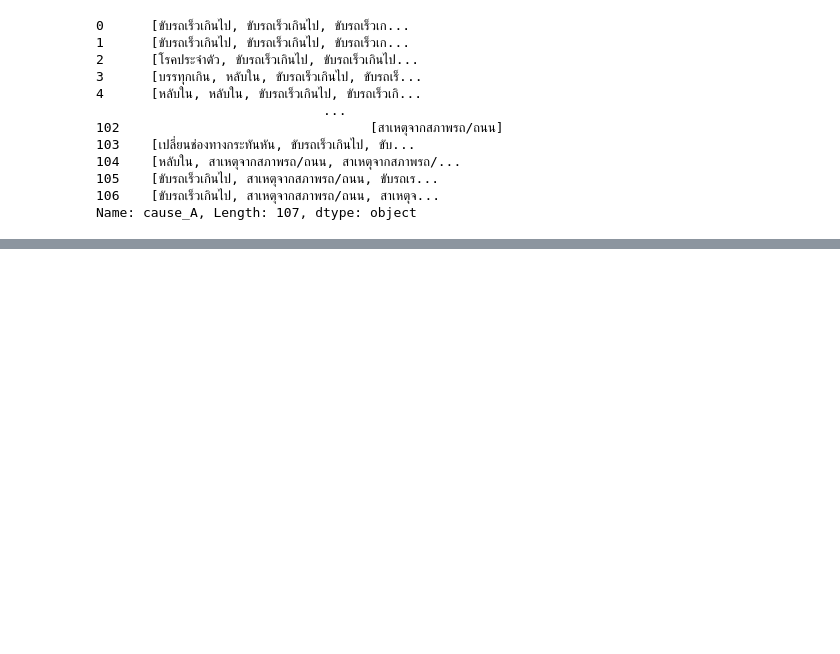
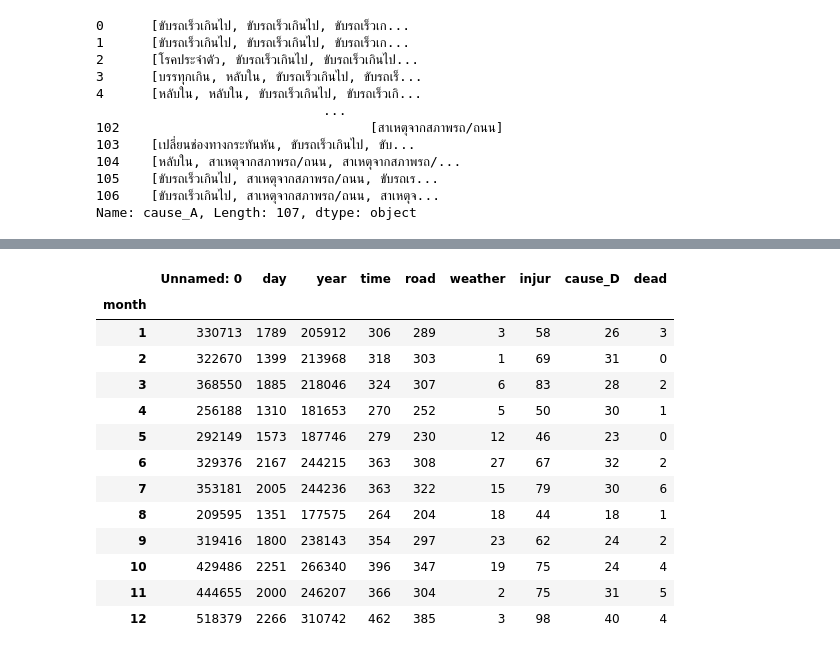
Before and after one commit to Thewaiii/BSC_DPDM23, a Jupyter notebook: ProJ.ipynb, the cells around one changed output, grey strips where cells are left out. Saved outputs shown, nothing was run; the diff lists cells and outputs as text; code cells hidden in the pictures; blank space fills up the shorter version.

```diff
--- a/ProJ.ipynb
+++ b/ProJ.ipynb
@@ -132,0 +181,17 @@ RelationRecord(items=frozenset({'ขับรถประมาท', 'เปล
+# %%
+data_after_midnight.groupby(['month']).sum()
+# %% [output]
+|  | Unnamed: 0 | day | year | time | road | weather | injur | cause_D | dead |
+| month |  |  |  |  |  |  |  |  |  |
+| 1 | 330713 | 1789 | 205912 | 306 | 289 | 3 | 58 | 26 | 3 |
+| 2 | 322670 | 1399 | 213968 | 318 | 303 | 1 | 69 | 31 | 0 |
+| 3 | 368550 | 1885 | 218046 | 324 | 307 | 6 | 83 | 28 | 2 |
+| 4 | 256188 | 1310 | 181653 | 270 | 252 | 5 | 50 | 30 | 1 |
+| 5 | 292149 | 1573 | 187746 | 279 | 230 | 12 | 46 | 23 | 0 |
+| 6 | 329376 | 2167 | 244215 | 363 | 308 | 27 | 67 | 32 | 2 |
+| 7 | 353181 | 2005 | 244236 | 363 | 322 | 15 | 79 | 30 | 6 |
+| 8 | 209595 | 1351 | 177575 | 264 | 204 | 18 | 44 | 18 | 1 |
+| 9 | 319416 | 1800 | 238143 | 354 | 297 | 23 | 62 | 24 | 2 |
+| 10 | 429486 | 2251 | 266340 | 396 | 347 | 19 | 75 | 24 | 4 |
+| 11 | 444655 | 2000 | 246207 | 366 | 304 | 2 | 75 | 31 | 5 |
+| 12 | 518379 | 2266 | 310742 | 462 | 385 | 3 | 98 | 40 | 4 |
```
Also changed, not shown: parts of 21 cells of this notebook.
